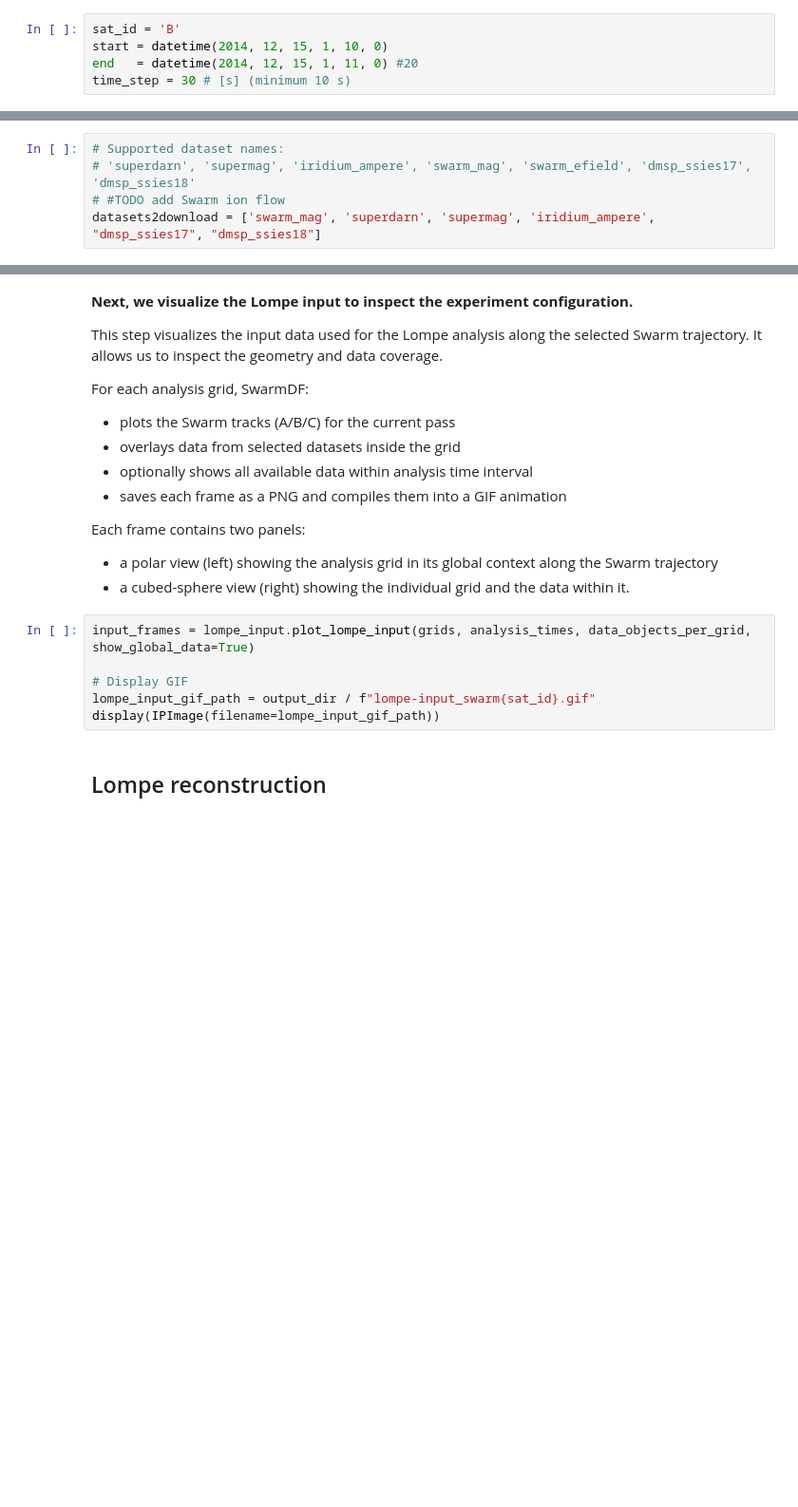
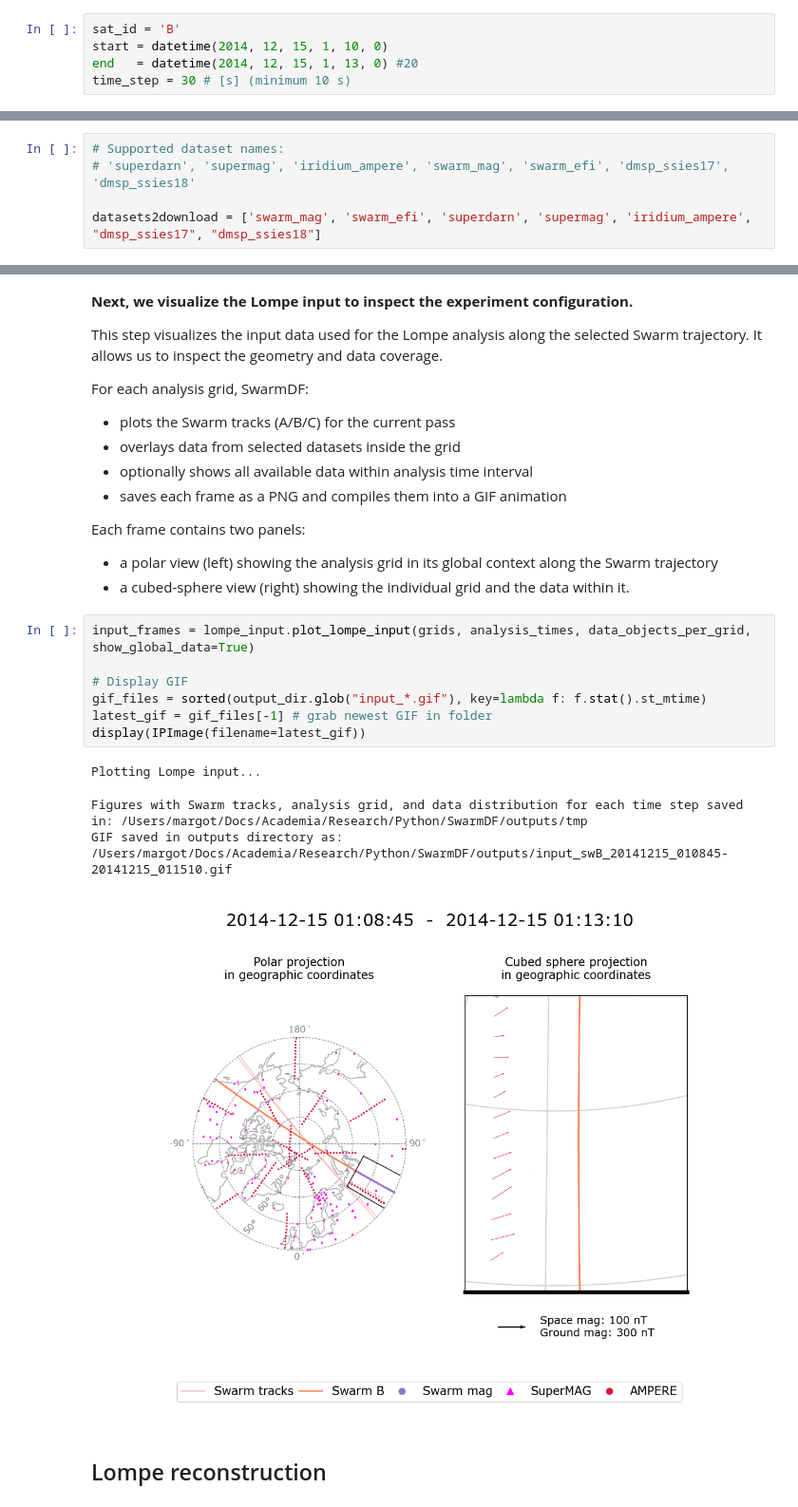
Before and after one commit to Margot-D/SwarmDF, a Jupyter notebook: src/swarmdf/examples/SwarmDF_demo.ipynb, the cells around one changed output, grey strips where cells are left out. Shown at 95% size. Cells and saved outputs as stored; diff of their text form; blank space fills up the shorter version.

```diff
--- a/src/swarmdf/examples/SwarmDF_demo.ipynb
+++ b/src/swarmdf/examples/SwarmDF_demo.ipynb
@@ -32,7 +32,7 @@ SwarmDF will perform the analysis at each time step along the selected trajector
 # %%
 sat_id = 'B'
 start = datetime(2014, 12, 15, 1, 10, 0)
-end   = datetime(2014, 12, 15, 1, 11, 0) #20
+end   = datetime(2014, 12, 15, 1, 13, 0) #20
 time_step = 30 # [s] (minimum 10 s)
 # %% [markdown]
 This is the only required input for running SwarmDF. All other parameters will use default values if not specified.
@@ -72,9 +72,9 @@ The selected datasets will be used to reconstruct the ionospheric electrodynamic
 Data documentation is available at (link) ⚠️ TODO
 # %%
 # Supported dataset names:
-# 'superdarn', 'supermag', 'iridium_ampere', 'swarm_mag', 'swarm_efield', 'dmsp_ssies17', 'dmsp_ssies18'
-# #TODO add Swarm ion flow
-datasets2download = ['swarm_mag', 'superdarn', 'supermag', 'iridium_ampere', "dmsp_ssies17", "dmsp_ssies18"]
+# 'superdarn', 'supermag', 'iridium_ampere', 'swarm_mag', 'swarm_efi', 'dmsp_ssies17', 'dmsp_ssies18'
+
+datasets2download = ['swarm_mag', 'swarm_efi', 'superdarn', 'supermag', 'iridium_ampere', "dmsp_ssies17", "dmsp_ssies18"]
 # %% [markdown]
 **From this point on, everything is handled automatically by SwarmDF, up to the validation stage.**
 
@@ -116,9 +142,15 @@ Each frame contains two panels:
 # %%
 input_frames = lompe_input.plot_lompe_input(grids, analysis_times, data_objects_per_grid, show_global_data=True)
 
 # Display GIF
-lompe_input_gif_path = output_dir / f"lompe-input_swarm{sat_id}.gif"
-display(IPImage(filename=lompe_input_gif_path))
+gif_files = sorted(output_dir.glob("input_*.gif"), key=lambda f: f.stat().st_mtime)
+latest_gif = gif_files[-1] # grab newest GIF in folder
+display(IPImage(filename=latest_gif))
+# %% [output]
+Plotting Lompe input...
+Figures with Swarm tracks, analysis grid, and data distribution for each time step saved in: /Users/margot/Docs/Academia/Research/Python/SwarmDF/outputs/tmp
+GIF saved in outputs directory as: /Users/margot/Docs/Academia/Research/Python/SwarmDF/outputs/input_swB_20141215_010845-20141215_011510.gif
+[figure, added]
 # %% [markdown]
 ## Lompe reconstruction
 # %% [markdown]
```
Also changed, not shown: parts of 7 cells of this notebook, 4 other files.
